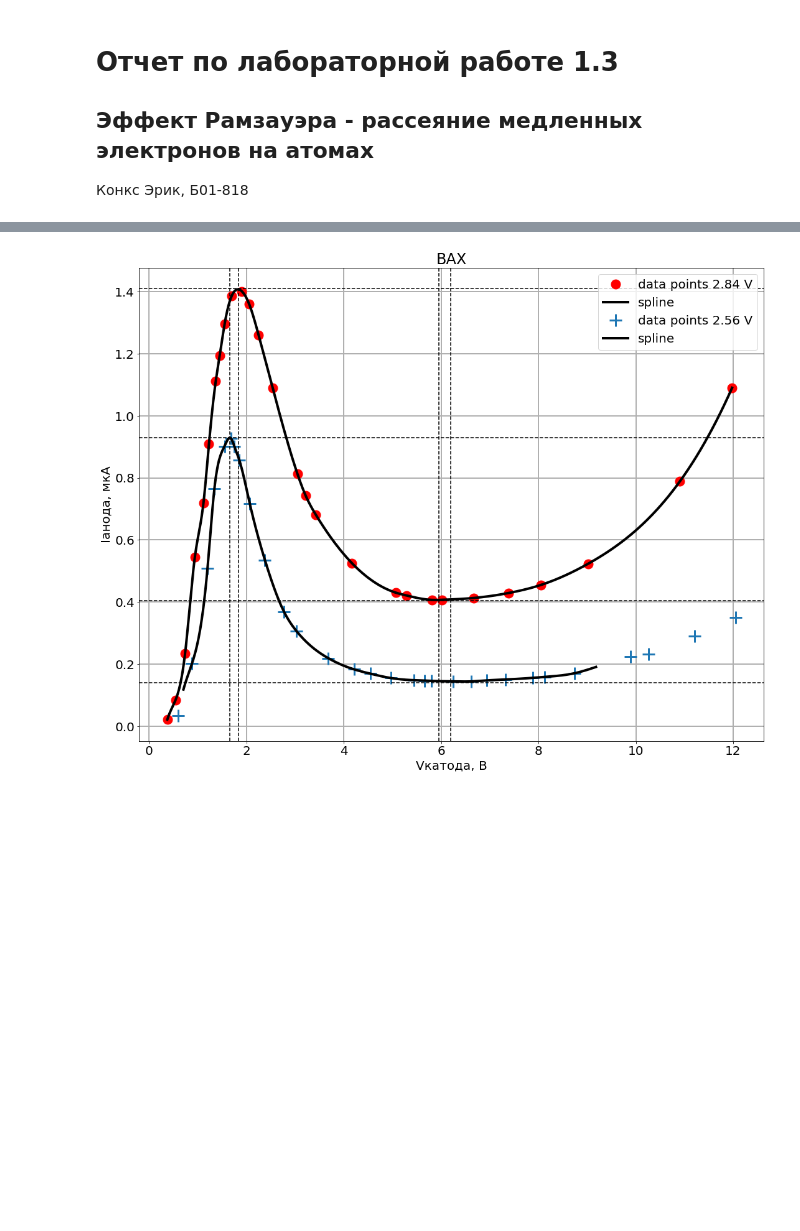
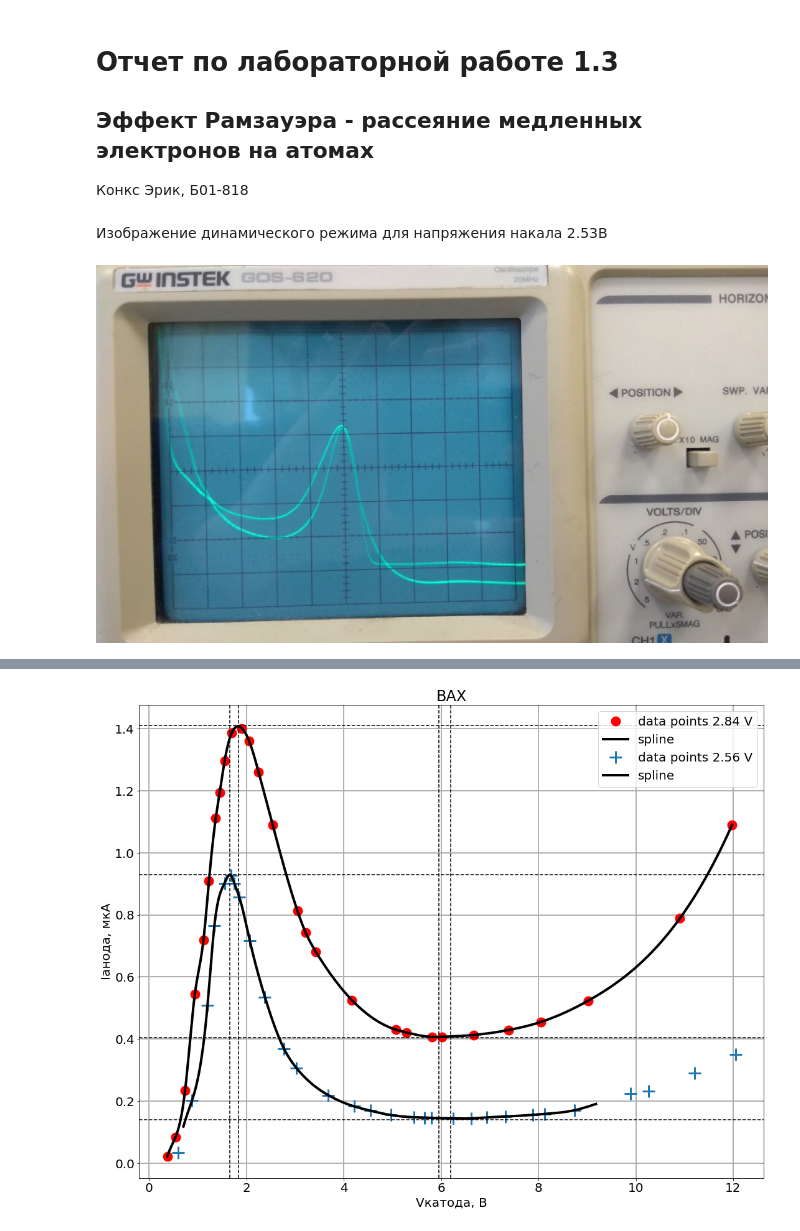
Before and after one commit to exucutional/quant_phys_lab, a Jupyter notebook: 1.3/ramsauer.ipynb, the cells around one changed output, grey strips where cells are left out. Cells and saved outputs as stored; diff of their text form; code cells hidden in the pictures; blank space fills up the shorter version.

```diff
--- a/1.3/ramsauer.ipynb
+++ b/1.3/ramsauer.ipynb
@@ -12,0 +14,6 @@ from scipy import odr
+# %% [markdown]
+Изображение динамического режима для напряжения накала 2.53В
+# %%
+Image("Vnak1.jpg")
+# %% [output]
+[figure, added]
```
Also changed, not shown: parts of 6 cells of this notebook, 6 other files.
